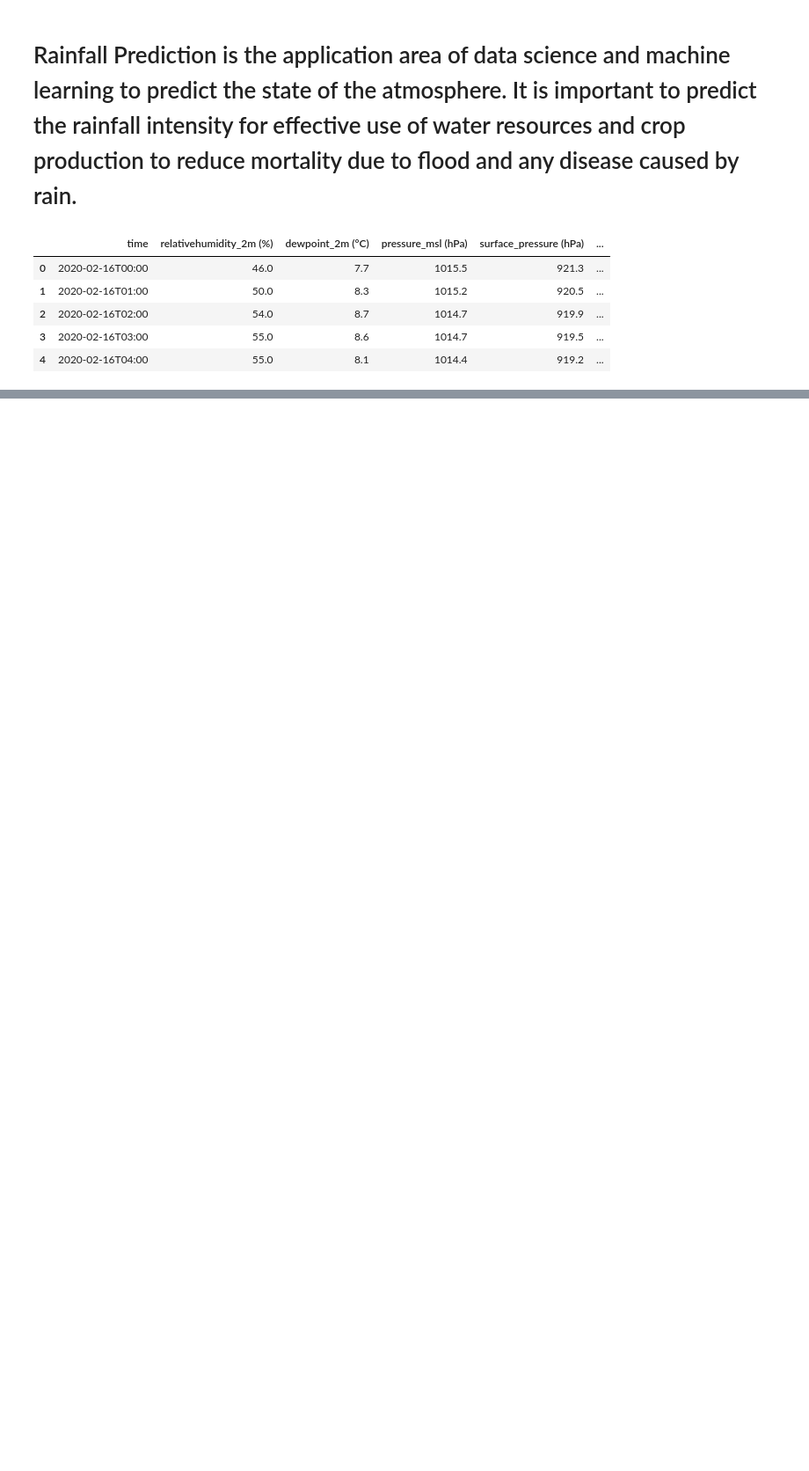
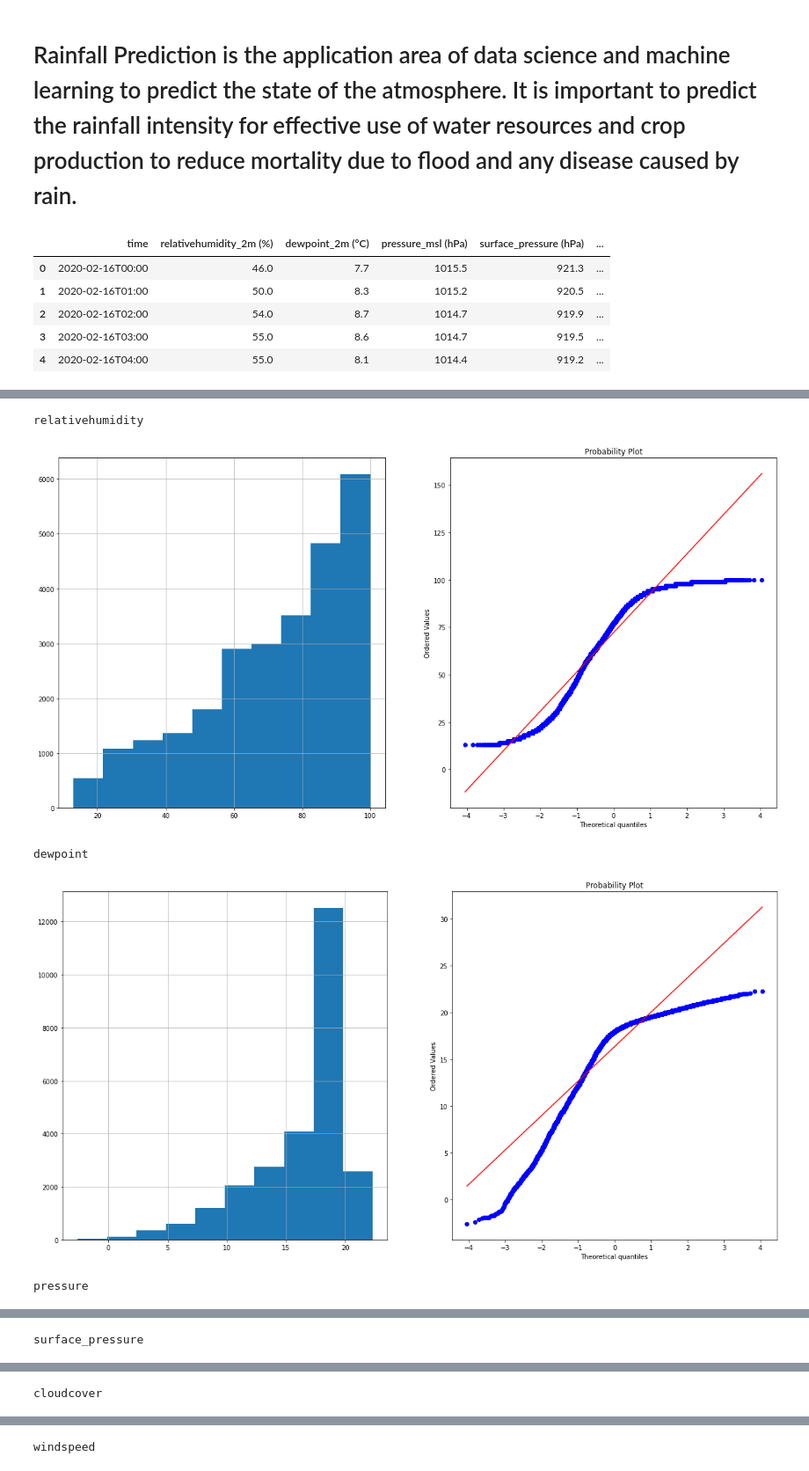
Before and after one commit to prajwalDU/RainFall_Prediction, a Jupyter notebook: Log9.ipynb, the cells around one changed output, grey strips where cells are left out. Shown at 88% size. Saved outputs shown, nothing was run; the diff lists cells and outputs as text; code cells hidden in the pictures; blank space fills up the shorter version.

```diff
--- a/Log9.ipynb
+++ b/Log9.ipynb
@@ -144,9 +106,0 @@ import scipy.stats as stats
-# %%
-for feature in df:
-    print(feature)
-    plt.figure(figsize=(15,6))
-    plt.subplot(1, 2, 1)
-    df[feature].hist()
-    plt.subplot(1, 2, 2)
-    stats.probplot(df[feature], dist="norm", plot=plt)
-    plt.show()
@@ -224,0 +194,16 @@ Adjusted R2 : 1.0
+# %%
+# Plottimg probability plot
+for feature in df:
+    print(feature)
+    plt.figure(figsize=(20,10))
+    plt.subplot(1, 2, 1)
+    df[feature].hist()
+    plt.subplot(1, 2, 2)
+    stats.probplot(df[feature], dist="norm", plot=plt)
+    plt.show()
+# %% [output]
+relativehumidity
+[figure, added]
+dewpoint
+[figure, added]
+pressure
@@ -224,0 +211 @@ Adjusted R2 : 1.0
+surface_pressure
@@ -224,0 +213 @@ Adjusted R2 : 1.0
+cloudcover
@@ -224,0 +215 @@ Adjusted R2 : 1.0
+windspeed
```
Also changed, not shown: parts of 66 cells of this notebook.
